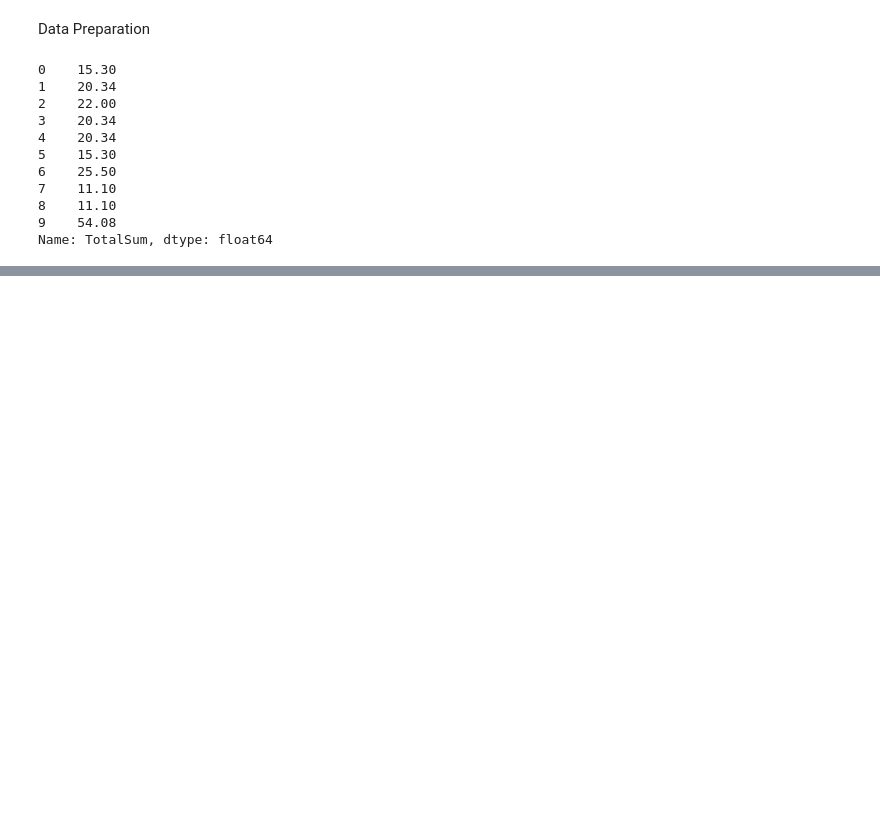
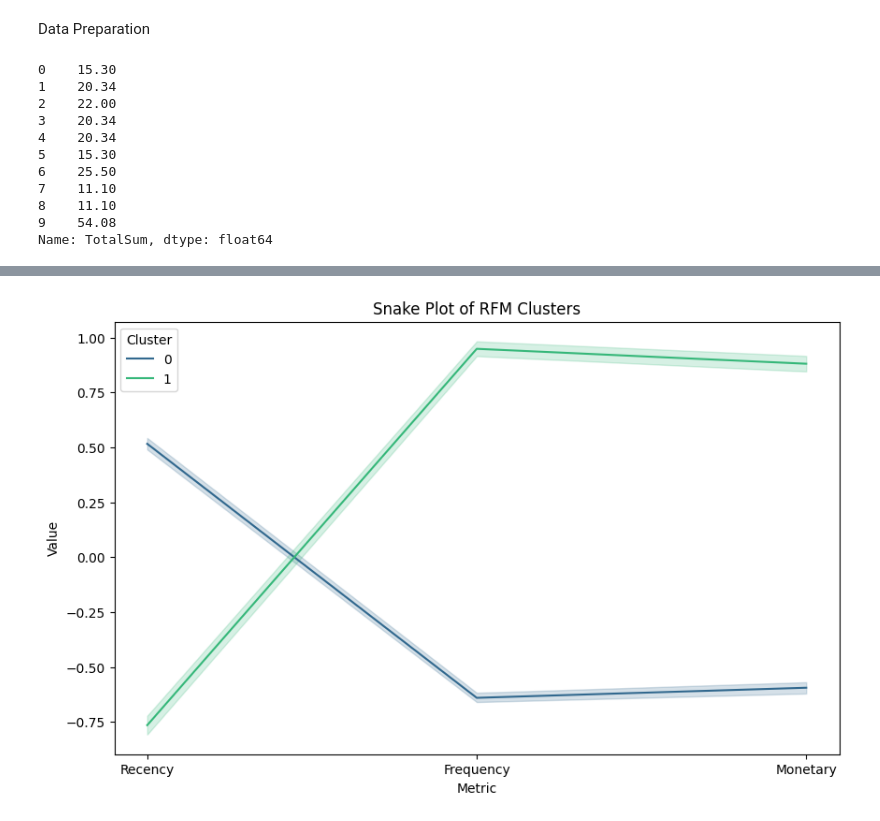
Before and after one commit to CeNan11/Customer-segmentation-RFM-Analysis, a Jupyter notebook: RFM-Analysis.ipynb, the cells around one changed output, grey strips where cells are left out. Drawn from its saved outputs; the diff is of its cells as text; code cells hidden in the pictures; blank space fills up the shorter version.

```diff
--- a/RFM-Analysis.ipynb
+++ b/RFM-Analysis.ipynb
@@ -34,0 +155,18 @@ Name: TotalSum, dtype: float64
+# %%
+import seaborn as sns
+
+# Prepare data for the plot
+rfm_normalized['Cluster'] = cluster_labels
+df_melt = pd.melt(rfm_normalized.reset_index(),
+                  id_vars=['CustomerID', 'Cluster'],
+                  value_vars=['Recency', 'Frequency', 'Monetary'],
+                  var_name='Metric',
+                  value_name='Value')
+
+# Plot
+plt.figure(figsize=(10, 6))
+sns.lineplot(data=df_melt, x='Metric', y='Value', hue='Cluster', palette='viridis')
+plt.title('Snake Plot of RFM Clusters')
+plt.show()
+# %% [output]
+[figure, added]
```
Also changed, not shown: parts of 11 cells of this notebook.
